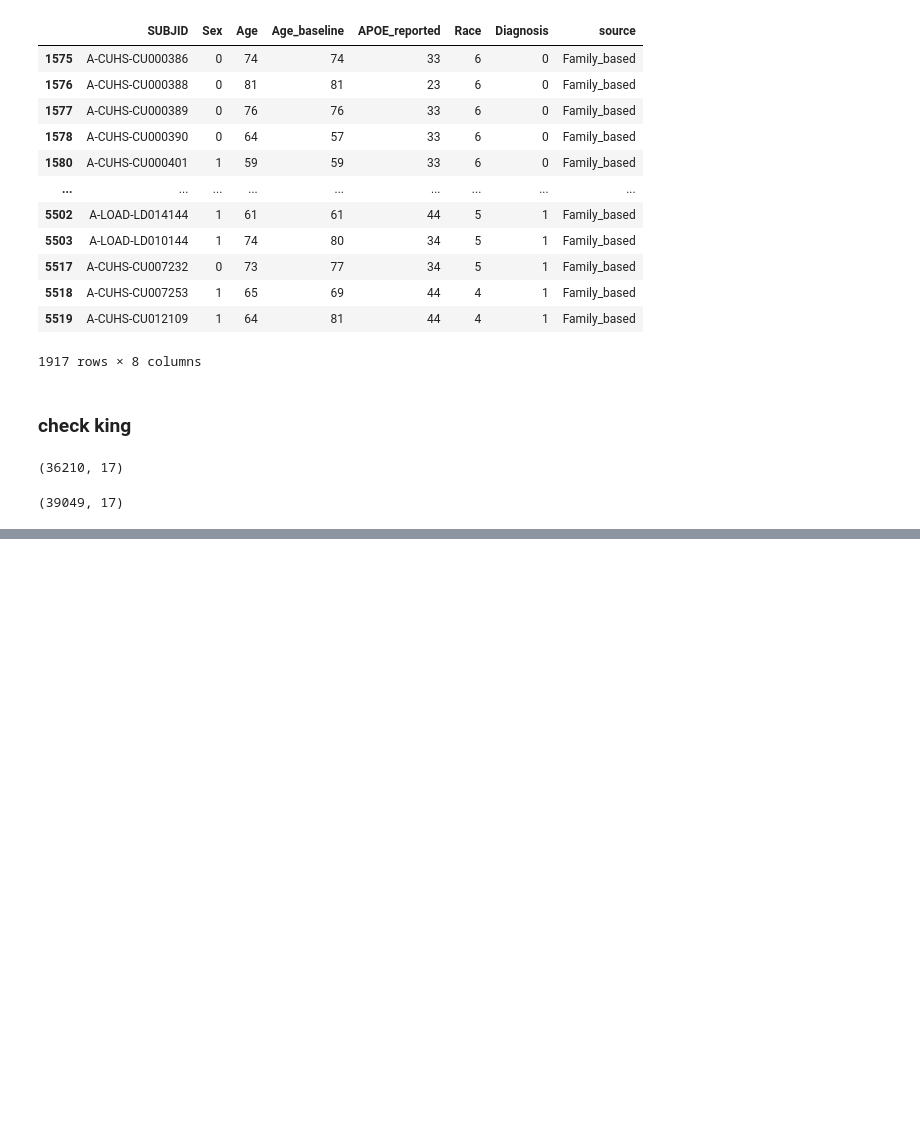
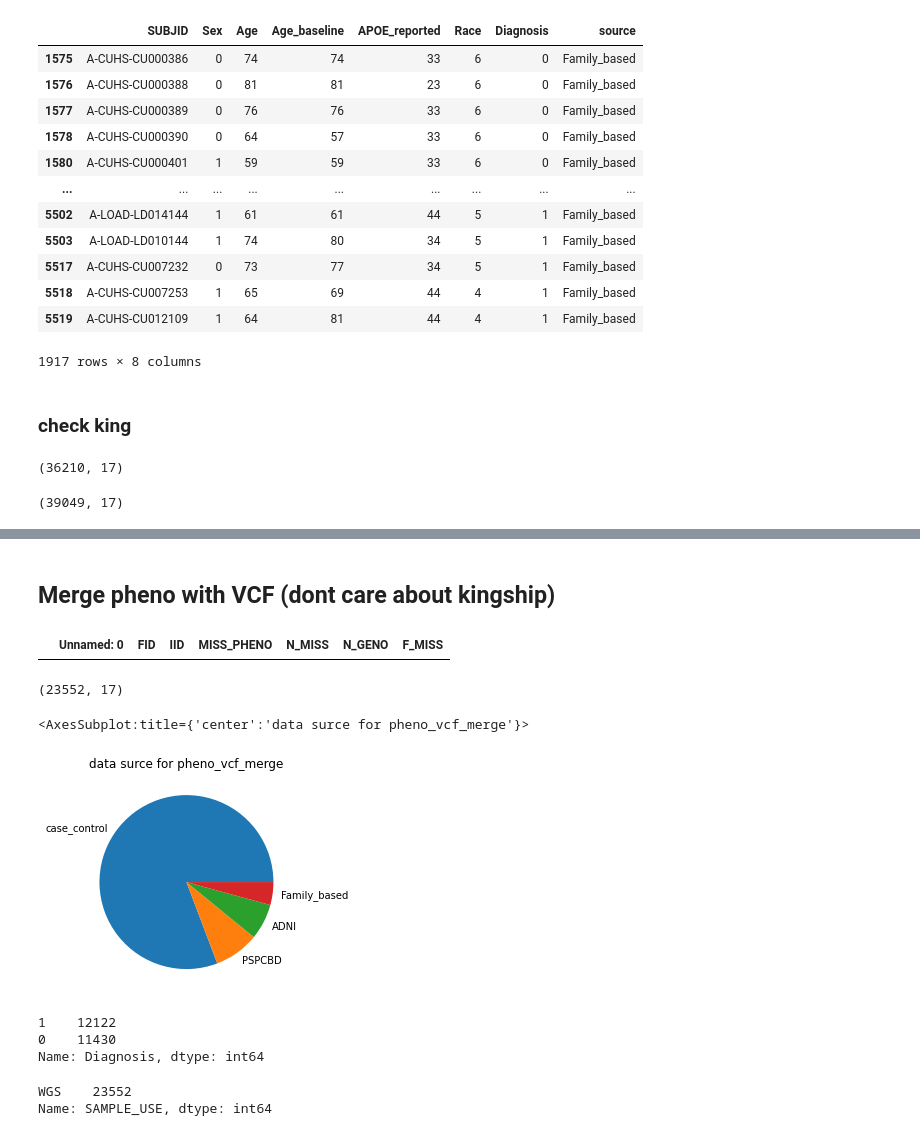
Before and after one commit to teresa-sansan/ADSP_polyfun, a Jupyter notebook: data_processing/phenotype/merge_pheno_36k.ipynb, the cells around one changed output, grey strips where cells are left out. Saved outputs shown, nothing was run; the diff lists cells and outputs as text; code cells hidden in the pictures; blank space fills up the shorter version.

```diff
--- a/data_processing/phenotype/merge_pheno_36k.ipynb
+++ b/data_processing/phenotype/merge_pheno_36k.ipynb
@@ -701,0 +705,29 @@ pheno_w_sampleID.shape
+# %% [markdown]
+## Merge pheno with VCF (dont care about kingship)
+# %%
+pheno_vcf = pheno_w_sampleID[pheno_w_sampleID.SampleID.isin(vcf.FID)]
+pheno_vcf.to_csv(path+'pheno_vcf_merge.tsv', sep = '\t', index = False)
+# %%
+vcf[vcf.FID != vcf.IID]
+# %% [output]
+|  | Unnamed: 0 | FID | IID | MISS_PHENO | N_MISS | N_GENO | F_MISS |
+# %%
+pheno_vcf.shape
+# %% [output]
+(23552, 17)
+# %%
+pheno_vcf.source.value_counts().plot(kind='pie', ylabel='', title='data surce for pheno_vcf_merge')
+# %% [output]
+<AxesSubplot:title={'center':'data surce for pheno_vcf_merge'}>
+[figure, added]
+# %%
+pheno_vcf.Diagnosis.value_counts()11
+# %% [output]
+1    12122
+0    11430
+Name: Diagnosis, dtype: int64
+# %%
+pheno_vcf.SAMPLE_USE.value_counts()
+# %% [output]
+WGS    23552
+Name: SAMPLE_USE, dtype: int64
```
Also changed, not shown: parts of 35 cells of this notebook.
